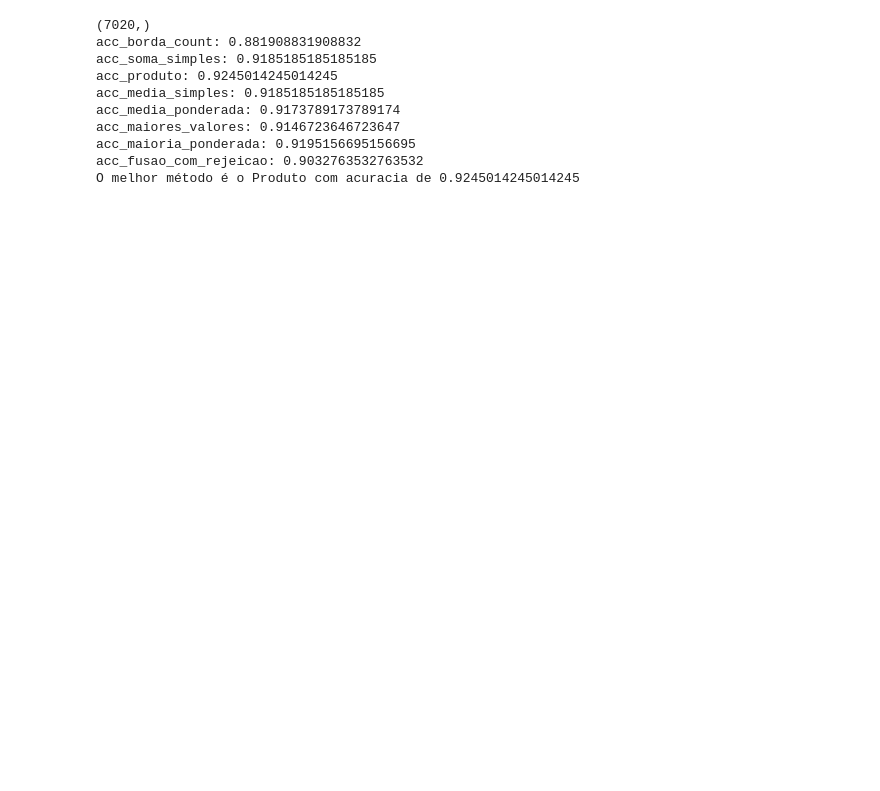
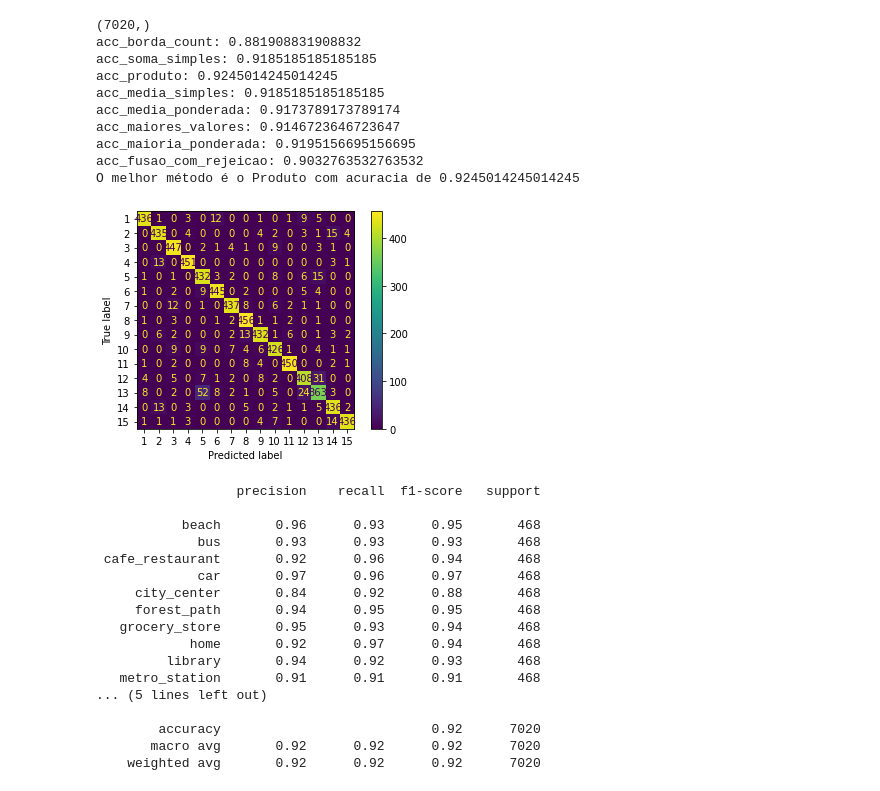
Before and after one commit to staubjoao/pibic_uem2.0, a Jupyter notebook: testar_fusoes.ipynb, the cells around one changed output. Saved outputs shown, nothing was run; the diff lists cells and outputs as text; code cells hidden in the pictures; blank space fills up the shorter version.

```diff
--- a/testar_fusoes.ipynb
+++ b/testar_fusoes.ipynb
@@ -220,3 +230,44 @@ acc_maiores_valores: 0.9146723646723647
 acc_maioria_ponderada: 0.9195156695156695
 acc_fusao_com_rejeicao: 0.9032763532763532
 O melhor método é o Produto com acuracia de 0.9245014245014245
+# %%
+classes = ["beach","bus","cafe_restaurant","car","city_center","forest_path","grocery_store","home","library","metro_station","office","park","residential_area","train","tram"]
+
+predicoes_fusion = produto(predicoes_svm, predicoes_cnn)
+
+predicoes_real_classes = []
+predicoes_fusion_classes = []
+
+for i in range(len(predicoes_fusion)):
+    predicoes_real_classes.append(classes[int(predicoes_real[i])])
+    predicoes_fusion_classes.append(classes[int(predicoes_fusion[i])])
+
+matriz_confusao = confusion_matrix(predicoes_real_classes, predicoes_fusion_classes)
+relatorio_classificacao = classification_report(predicoes_real_classes, predicoes_fusion_classes)
+from sklearn import metrics
+
+cm_display = metrics.ConfusionMatrixDisplay(confusion_matrix=matriz_confusao, display_labels=range(1, 16))
+
+cm_display.plot()
+plt.show()
+
+print(relatorio_classificacao)
+# %% [output]
+[figure, added]
+                  precision    recall  f1-score   support
+
+           beach       0.96      0.93      0.95       468
+             bus       0.93      0.93      0.93       468
+ cafe_restaurant       0.92      0.96      0.94       468
+             car       0.97      0.96      0.97       468
+     city_center       0.84      0.92      0.88       468
+     forest_path       0.94      0.95      0.95       468
+   grocery_store       0.95      0.93      0.94       468
+            home       0.92      0.97      0.94       468
+         library       0.94      0.92      0.93       468
+   metro_station       0.91      0.91      0.91       468
+... (5 lines left out)
+
+        accuracy                           0.92      7020
+       macro avg       0.92      0.92      0.92      7020
+    weighted avg       0.92      0.92      0.92      7020
```
Also changed, not shown: parts of 2 cells of this notebook, 6 other files.
